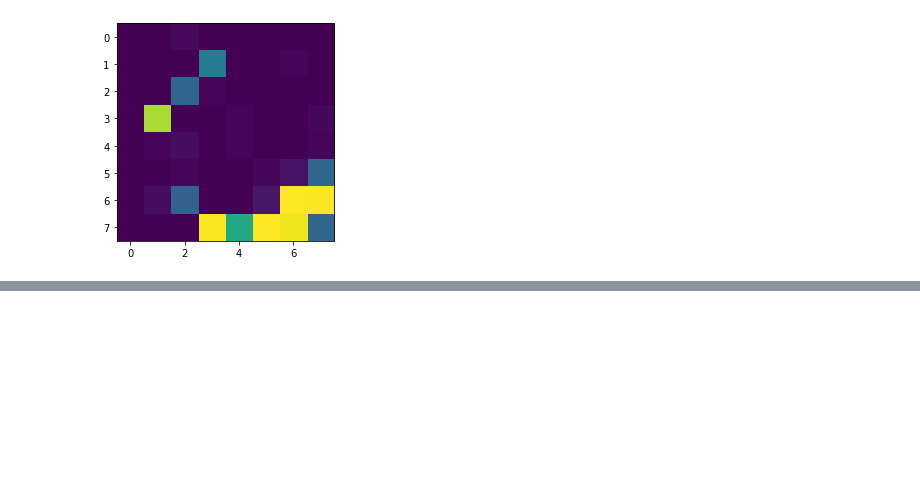
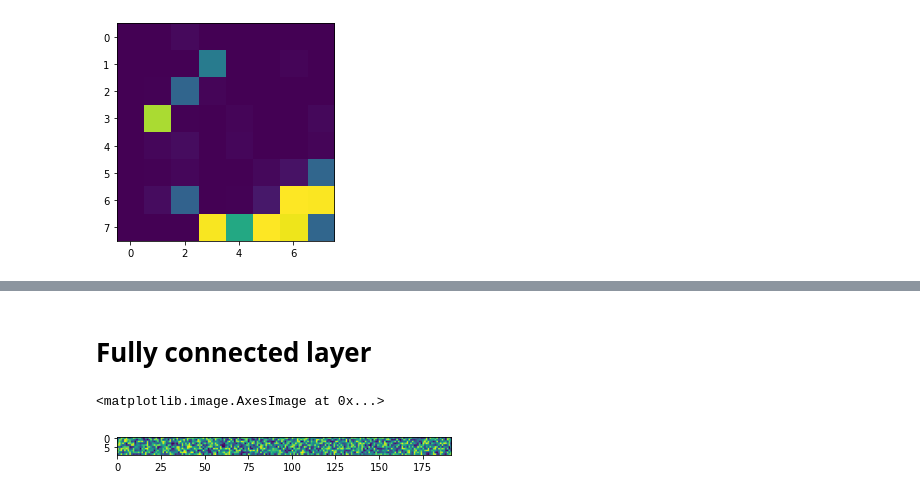
Before and after one commit to 8const/convnet, a Jupyter notebook: Untitled.ipynb, the cells around one changed output, grey strips where cells are left out. Saved outputs shown, nothing was run; the diff lists cells and outputs as text; code cells hidden in the pictures; blank space fills up the shorter version.

```diff
--- a/Untitled.ipynb
+++ b/Untitled.ipynb
@@ -188,0 +207,11 @@ for c in c2:
+# %% [markdown]
+# Fully connected layer
+# %%
+def m(m, n):
+    matrix = np.random.uniform(-1, 1, size=(m,n))
+    return matrix / np.sqrt(m*n)
+W = m(10, 192)
+imshow(W)
+# %% [output]
+<matplotlib.image.AxesImage at 0x...>
+[figure, added]
```
Also changed, not shown: parts of 11 cells of this notebook.
